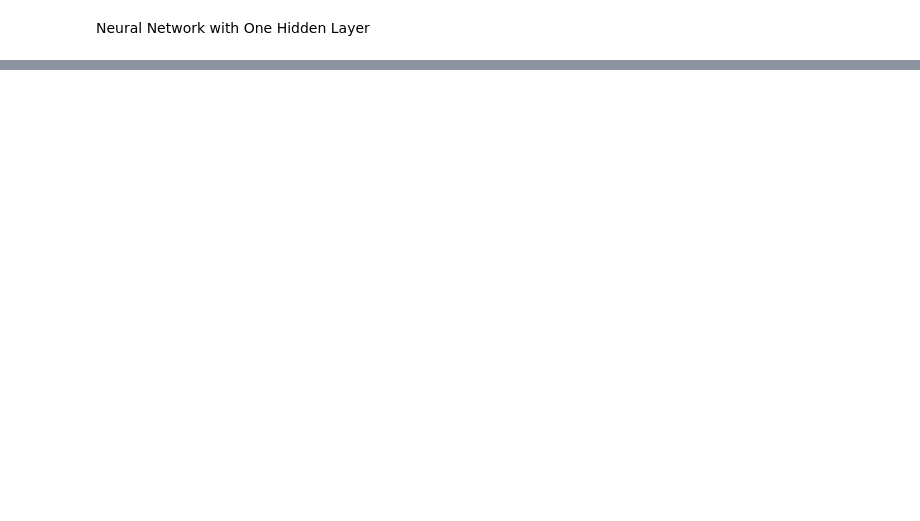
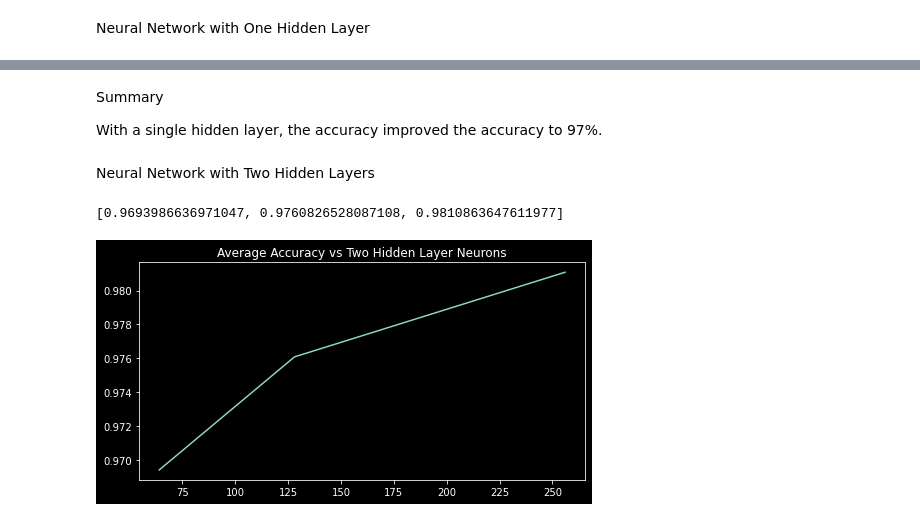
Before and after one commit to TelRich/Handwritten-_Digits_Classifier, a Jupyter notebook: image_data.ipynb, the cells around one changed output, grey strips where cells are left out. Saved outputs shown, nothing was run; the diff lists cells and outputs as text; code cells hidden in the pictures; blank space fills up the shorter version.

```diff
--- a/image_data.ipynb
+++ b/image_data.ipynb
@@ -126,0 +148,15 @@ Neural Network with One Hidden Layer
+# %%
+one_lay_neurons = [(8,), (16,), (32,), (64,), (128,), (256,)]
+one_lay_accuracy = []
+
+for n in one_lay_neurons:
+    nn_accuracy = cross_validate(n)
+    nn_avg_accuracy = np.mean(nn_accuracy)
+    one_lay_accuracy.append(nn_avg_accuracy)
+
+plt.figure(figsize=(8,4))
+plt.title('Average Accuracy vs One Hidden Layer Neurons')
+
+x = [s[0] for s in one_lay_neurons]
+plt.plot(x, one_lay_accuracy)
+plt.show()
@@ -126,0 +165,26 @@ Neural Network with One Hidden Layer
+# %% [markdown]
+Summary
+
+With a single hidden layer, the accuracy improved the accuracy to 97%.
+# %% [markdown]
+Neural Network with Two Hidden Layers
+# %%
+two_lay_neurons = [(64,64), (128,128), (256,256)]
+two_lay_accuracy = []
+
+for n in two_lay_neurons:
+    nn_accuracy = cross_validate(n)
+    nn_avg_accuracy = np.mean(nn_accuracy)
+    two_lay_accuracy.append(nn_avg_accuracy)
+
+print(two_lay_accuracy)
+
+plt.figure(figsize=(8,4))
+plt.title('Average Accuracy vs Two Hidden Layer Neurons')
+
+x = [s[0] for s in two_lay_neurons]
+plt.plot(x,two_lay_accuracy)
+plt.show()
+# %% [output]
+[0.9693986636971047, 0.9760826528087108, 0.9810863647611977]
+[figure, added]
```
Also changed, not shown: parts of 8 cells of this notebook.
